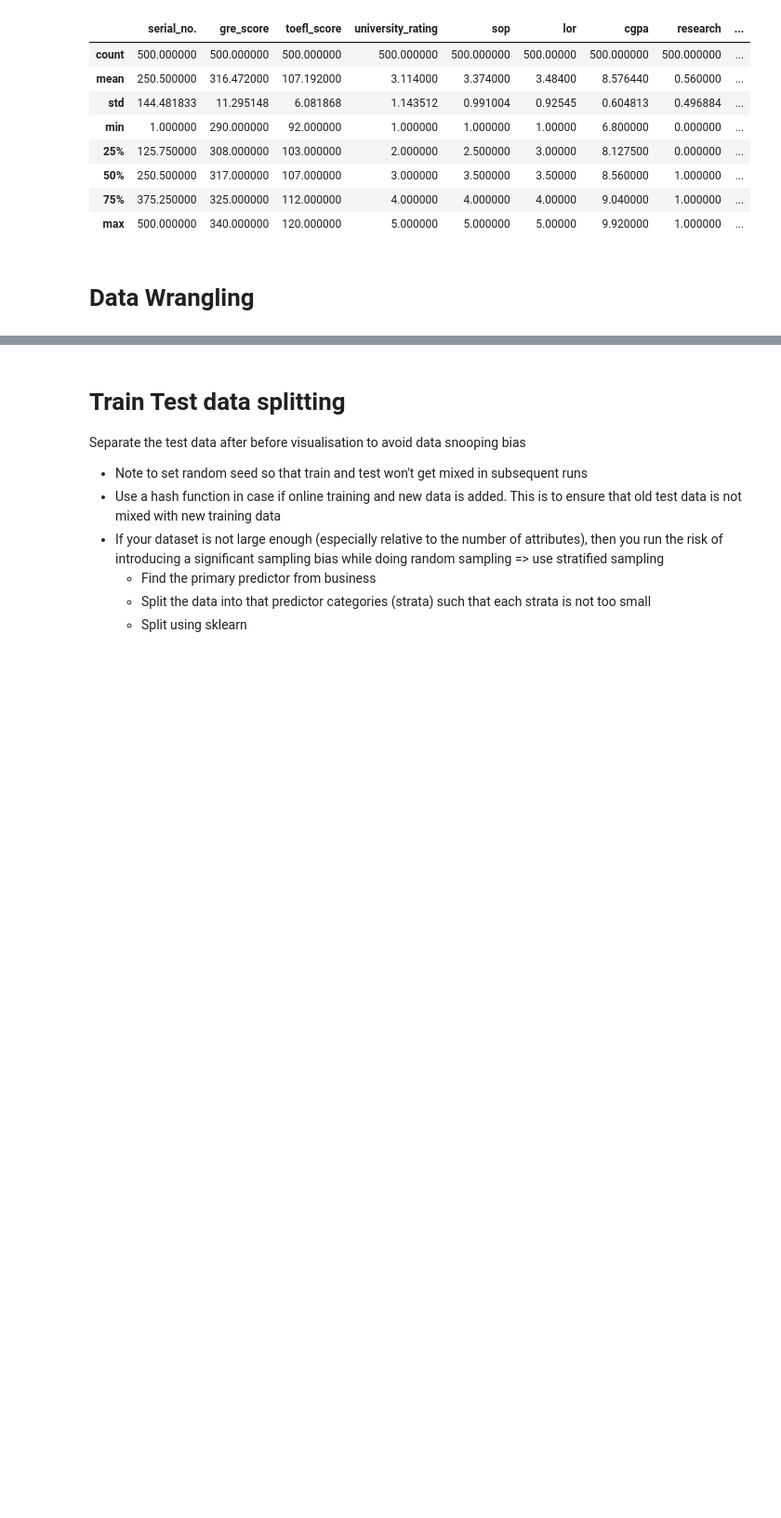
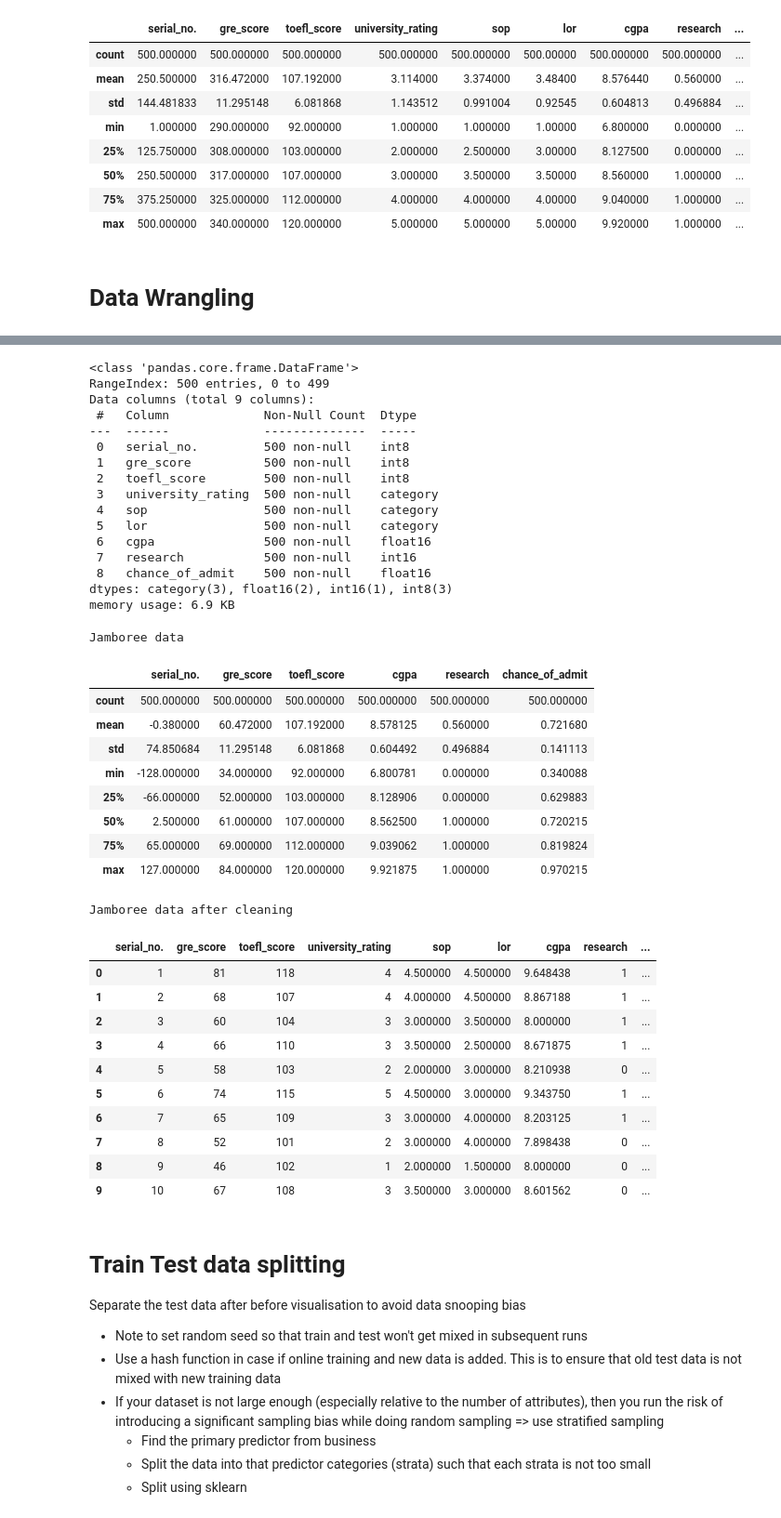
Before and after one commit to jyothisable/IVY-League-Collage-Predictor, a Jupyter notebook: notebooks/EDA.ipynb, the cells around one changed output, grey strips where cells are left out. Shown at 93% size. Drawn from its saved outputs; the diff is of its cells as text; code cells hidden in the pictures; blank space fills up the shorter version.

```diff
--- a/notebooks/EDA.ipynb
+++ b/notebooks/EDA.ipynb
@@ -66,12 +66,12 @@ import warnings
 
 # Pandas options
 from IPython.core.interactiveshell import InteractiveShell
-InteractiveShell.ast_node_interactivity = 'all' # display all interaction
+# InteractiveShell.ast_node_interactivity = 'all' # display all interaction
 
 # Table styles
 table_styles = {
     'cerulean_palette': [
-        dict(selector="th", props=[("color", "#FFFFFF"), ("background", "#004D80"), ("text-transform", "capitalize")]),
+        dict(selector="th", props=[("color", "#FFFFFF"), ("background", "#004D80")]),
         dict(selector="td", props=[("color", "#333333")]),
         dict(selector="table", props=[("font-family", 'Arial'), ("border-collapse", "collapse")]),
         dict(selector='tr:nth-child(even)', props=[('background', '#D3EEFF')]),
@@ -324,3 +357,46 @@ memory usage: 35.3 KB
+# %%
+cleaned_df.info()
+display(cleaned_df.describe().style.set_table_styles(table_styles['cerulean_palette']).set_caption("Jamboree data"))
+display(cleaned_df.head(10).style.set_table_styles(table_styles['cerulean_palette']).set_caption("Jamboree data after cleaning"))
+# %% [output]
+<class 'pandas.core.frame.DataFrame'>
+RangeIndex: 500 entries, 0 to 499
+Data columns (total 9 columns):
+ #   Column             Non-Null Count  Dtype
+---  ------             --------------  -----
+ 0   serial_no.         500 non-null    int8
+ 1   gre_score          500 non-null    int8
+ 2   toefl_score        500 non-null    int8
+ 3   university_rating  500 non-null    category
+ 4   sop                500 non-null    category
+ 5   lor                500 non-null    category
+ 6   cgpa               500 non-null    float16
+ 7   research           500 non-null    int16
+ 8   chance_of_admit    500 non-null    float16
+dtypes: category(3), float16(2), int16(1), int8(3)
+memory usage: 6.9 KB
+Jamboree data
+|  | serial_no. | gre_score | toefl_score | cgpa | research | chance_of_admit |
+| count | 500.000000 | 500.000000 | 500.000000 | 500.000000 | 500.000000 | 500.000000 |
+| mean | -0.380000 | 60.472000 | 107.192000 | 8.578125 | 0.560000 | 0.721680 |
+| std | 74.850684 | 11.295148 | 6.081868 | 0.604492 | 0.496884 | 0.141113 |
+| min | -128.000000 | 34.000000 | 92.000000 | 6.800781 | 0.000000 | 0.340088 |
+| 25% | -66.000000 | 52.000000 | 103.000000 | 8.128906 | 0.000000 | 0.629883 |
+| 50% | 2.500000 | 61.000000 | 107.000000 | 8.562500 | 1.000000 | 0.720215 |
+| 75% | 65.000000 | 69.000000 | 112.000000 | 9.039062 | 1.000000 | 0.819824 |
+| max | 127.000000 | 84.000000 | 120.000000 | 9.921875 | 1.000000 | 0.970215 |
+Jamboree data after cleaning
+|  | serial_no. | gre_score | toefl_score | university_rating | sop | lor | cgpa | research | ... |
+| 0 | 1 | 81 | 118 | 4 | 4.500000 | 4.500000 | 9.648438 | 1 | ... |
+| 1 | 2 | 68 | 107 | 4 | 4.000000 | 4.500000 | 8.867188 | 1 | ... |
+| 2 | 3 | 60 | 104 | 3 | 3.000000 | 3.500000 | 8.000000 | 1 | ... |
+| 3 | 4 | 66 | 110 | 3 | 3.500000 | 2.500000 | 8.671875 | 1 | ... |
+| 4 | 5 | 58 | 103 | 2 | 2.000000 | 3.000000 | 8.210938 | 0 | ... |
+| 5 | 6 | 74 | 115 | 5 | 4.500000 | 3.000000 | 9.343750 | 1 | ... |
+| 6 | 7 | 65 | 109 | 3 | 3.000000 | 4.000000 | 8.203125 | 1 | ... |
+| 7 | 8 | 52 | 101 | 2 | 3.000000 | 4.000000 | 7.898438 | 0 | ... |
+| 8 | 9 | 46 | 102 | 1 | 2.000000 | 1.500000 | 8.000000 | 0 | ... |
+| 9 | 10 | 67 | 108 | 3 | 3.500000 | 3.000000 | 8.601562 | 0 | ... |
 # %% [markdown]
 # Train Test data splitting
 Separate the test data after before visualisation to avoid data snooping bias
```
Also changed, not shown: parts of 7 cells of this notebook.
